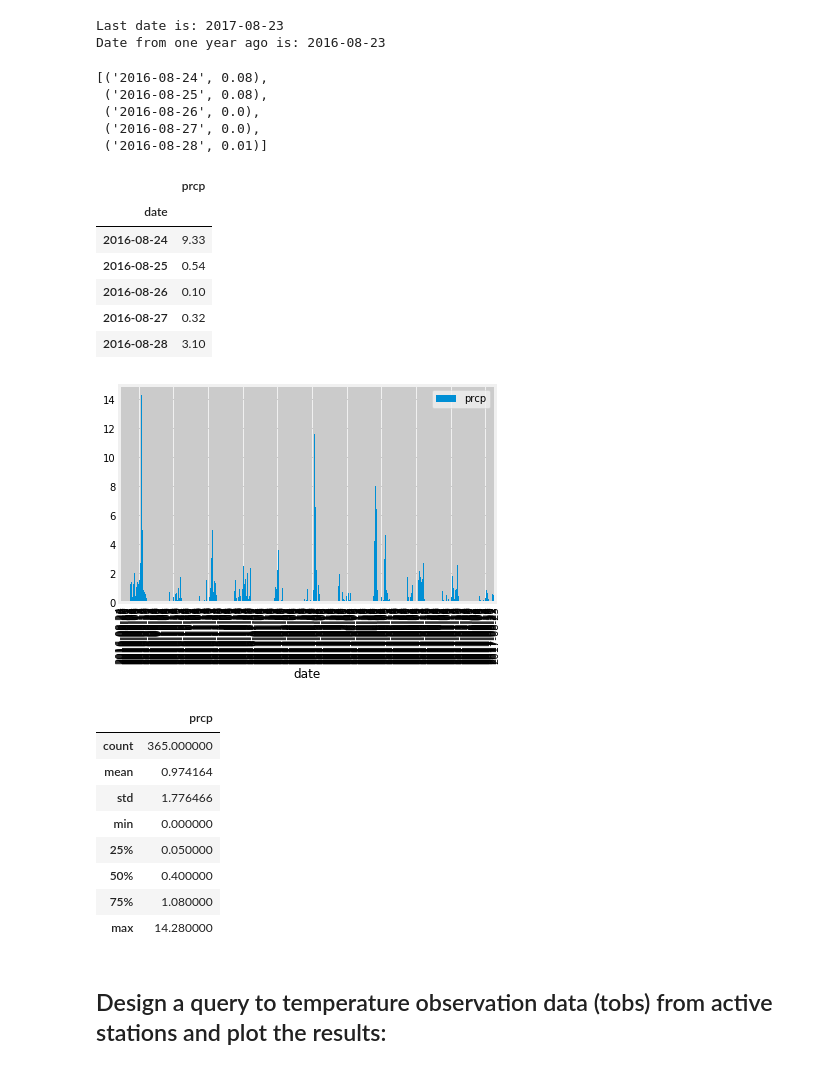
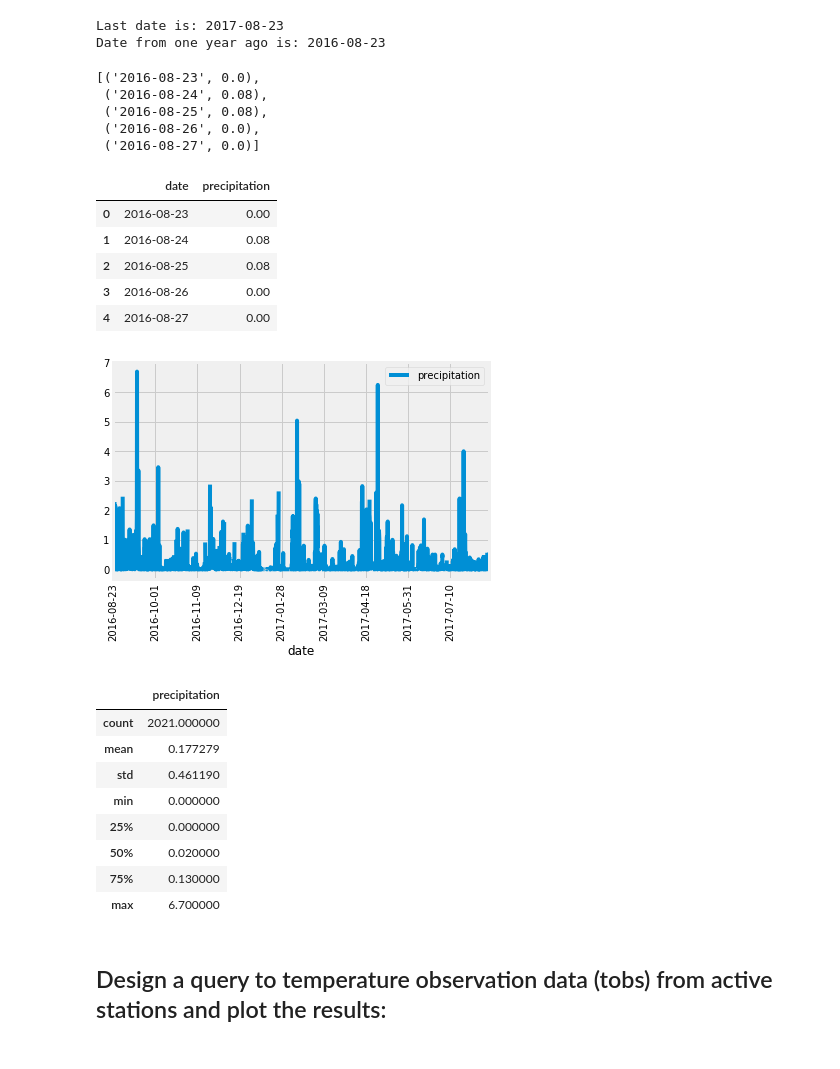
Before and after one commit to c-l-nguyen/sqlalchemy-challenge, a Jupyter notebook: climate_starter.ipynb, the cells around one changed output. Saved outputs shown, nothing was run; the diff lists cells and outputs as text; code cells hidden in the pictures.

```diff
--- a/climate_starter.ipynb
+++ b/climate_starter.ipynb
@@ -70,47 +86,47 @@ Date from one year ago is: 2016-08-23
 measurement_cols = (Measurement.date, Measurement.prcp)
 
 prcp_data = session.query(*measurement_cols).\
-            filter(Measurement.date > last_year_date).all()
+            filter(Measurement.date >= last_year_date).all()
 prcp_data[:5]
 # %% [output]
-[('2016-08-24', 0.08),
+[('2016-08-23', 0.0),
+ ('2016-08-24', 0.08),
  ('2016-08-25', 0.08),
  ('2016-08-26', 0.0),
- ('2016-08-27', 0.0),
- ('2016-08-28', 0.01)]
+ ('2016-08-27', 0.0)]
 # %%
 # Save the query results as a Pandas DataFrame and set the index to the date column
-prcp_df = pd.DataFrame(prcp_data).groupby("date").sum()
+prcp_df = pd.DataFrame(prcp_data,columns=['date','precipitation'])
 prcp_df.head()
 # %% [output]
-|  | prcp |
-| date |  |
-| 2016-08-24 | 9.33 |
-| 2016-08-25 | 0.54 |
-| 2016-08-26 | 0.10 |
-| 2016-08-27 | 0.32 |
-| 2016-08-28 | 3.10 |
+|  | date | precipitation |
+| 0 | 2016-08-23 | 0.00 |
+| 1 | 2016-08-24 | 0.08 |
+| 2 | 2016-08-25 | 0.08 |
+| 3 | 2016-08-26 | 0.00 |
+| 4 | 2016-08-27 | 0.00 |
 # %%
 # Sort the dataframe by date
+prcp_df.set_index(prcp_df['date'],inplace=True)
 prcp_df = prcp_df.sort_index()
 # %%
 # Use Pandas Plotting with Matplotlib to plot the data
-ax = prcp_df.plot(kind="bar",label='precipitation');
+ax = prcp_df.plot(rot=90);
 # %% [output]
-[figure, old version]
+[figure, new version]
 # %%
 # Use Pandas to calculate the summary statistics for the precipitation data
 prcp_df.describe()
 # %% [output]
-|  | prcp |
-| count | 365.000000 |
-| mean | 0.974164 |
-| std | 1.776466 |
+|  | precipitation |
+| count | 2021.000000 |
+| mean | 0.177279 |
+| std | 0.461190 |
 | min | 0.000000 |
-| 25% | 0.050000 |
-| 50% | 0.400000 |
-| 75% | 1.080000 |
-| max | 14.280000 |
+| 25% | 0.000000 |
+| 50% | 0.020000 |
+| 75% | 0.130000 |
+| max | 6.700000 |
 # %% [markdown]
 ## Design a query to temperature observation data (tobs) from active stations and plot the results:
 # %%
```
Also changed, not shown: parts of 12 cells of this notebook.
